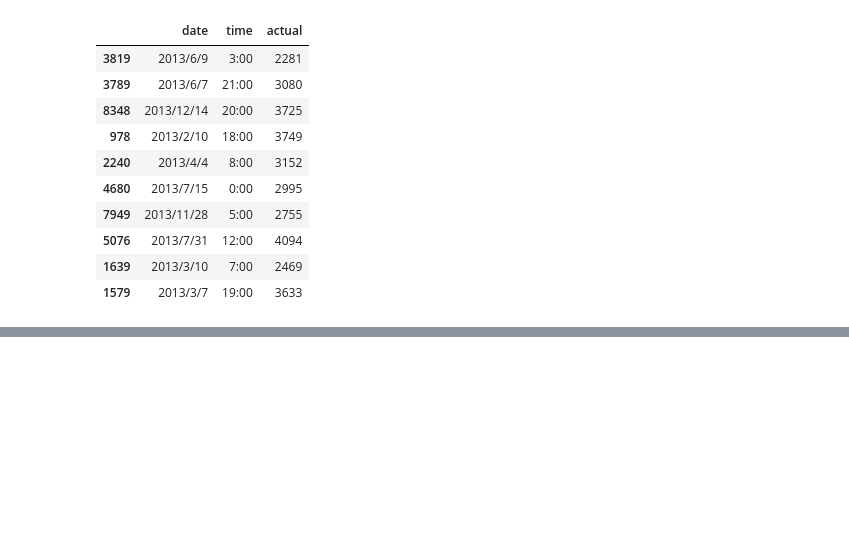
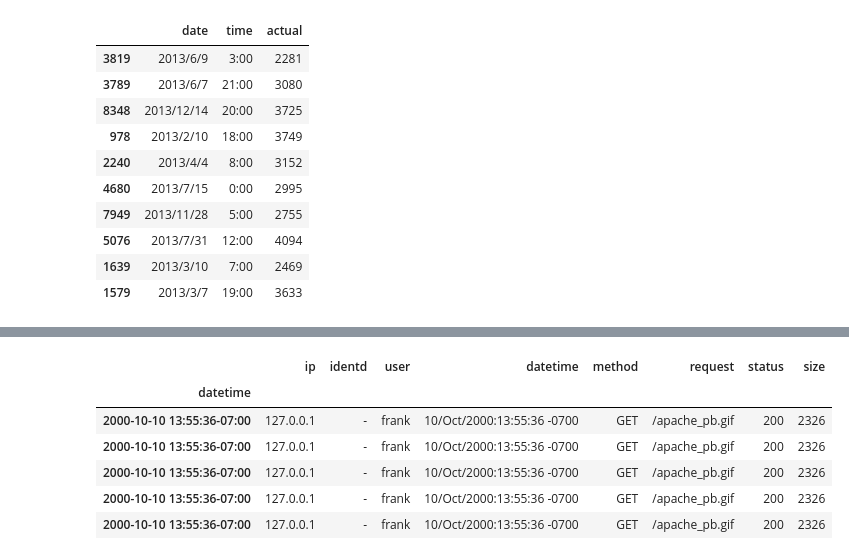
Before and after one commit to civic/data-python, a Jupyter notebook: atmarkit-04.ipynb, the cells around one changed output, grey strips where cells are left out. Saved outputs shown, nothing was run; the diff lists cells and outputs as text; code cells hidden in the pictures; blank space fills up the shorter version.

```diff
--- a/atmarkit-04.ipynb
+++ b/atmarkit-04.ipynb
@@ -184,0 +228,11 @@ df.take(samples) #dfから指定したインデックスの要素を抽出
+# %%
+df_log = df_log.tz_localize('US/Arizona')
+df_log
+# %% [output]
+|  | ip | identd | user | datetime | method | request | status | size |
+| datetime |  |  |  |  |  |  |  |  |
+| 2000-10-10 13:55:36-07:00 | 127.0.0.1 | - | frank | 10/Oct/2000:13:55:36 -0700 | GET | /apache_pb.gif | 200 | 2326 |
+| 2000-10-10 13:55:36-07:00 | 127.0.0.1 | - | frank | 10/Oct/2000:13:55:36 -0700 | GET | /apache_pb.gif | 200 | 2326 |
+| 2000-10-10 13:55:36-07:00 | 127.0.0.1 | - | frank | 10/Oct/2000:13:55:36 -0700 | GET | /apache_pb.gif | 200 | 2326 |
+| 2000-10-10 13:55:36-07:00 | 127.0.0.1 | - | frank | 10/Oct/2000:13:55:36 -0700 | GET | /apache_pb.gif | 200 | 2326 |
+| 2000-10-10 13:55:36-07:00 | 127.0.0.1 | - | frank | 10/Oct/2000:13:55:36 -0700 | GET | /apache_pb.gif | 200 | 2326 |
```
Also changed, not shown: parts of 8 cells of this notebook, 1 other file.
